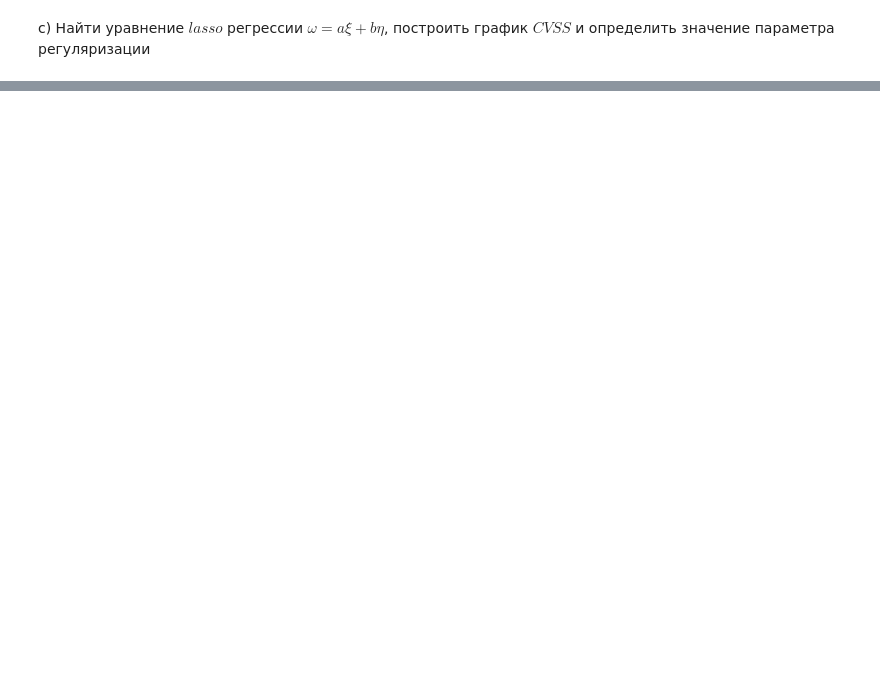
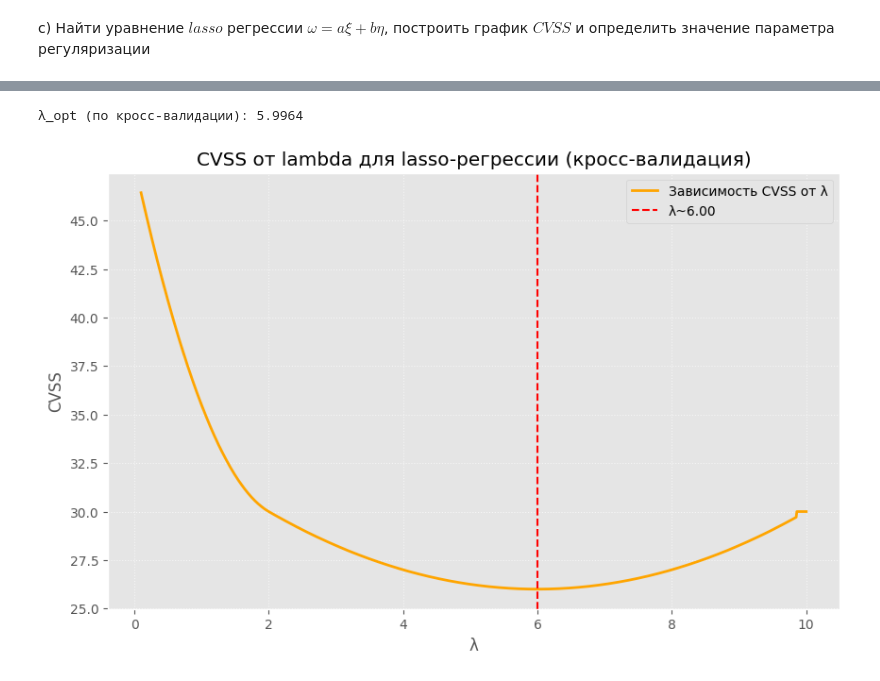
Before and after one commit to AkimDjan/MathStatsMIPT, a Jupyter notebook: task2/T3.ipynb, the cells around one changed output, grey strips where cells are left out. Cells and saved outputs as stored; diff of their text form; code cells hidden in the pictures; blank space fills up the shorter version.

```diff
--- a/task2/T3.ipynb
+++ b/task2/T3.ipynb
@@ -16,5 +20,7 @@ plt.style.use('ggplot')
 # %%
-#code
+X = np.array([[1, 0, 1],
+              [0, 1, 5],
+              [1, 1, 2]])
 # %% [markdown]
 a) Найти уравнение линейной регрессии $\omega = a\xi + b\eta$
 # %%
@@ -29,0 +99,36 @@ c) Найти уравнение $lasso$ регрессии $\omega = a\xi + b\e
+# %%
+N = len(Y)
+lambdas = np.linspace(0.1, 10, 1000)
+CVSS = np.zeros(len(lambdas))
+
+for idx, a in enumerate(lambdas):
+    cur_cvss = 0
+    for i in range(N):
+        PSI_train = np.delete(PSI, i, axis=0)
+        Y_train = np.delete(Y, i, axis=0)
+        PSI_test = PSI[i]
+        Y_test = Y[i]
+        a_corrected = a / (2*(N - 1))
+        lasso = skl.Lasso(alpha=a_corrected, fit_intercept=False, max_iter=10000).fit(PSI_train, Y_train)
+        prediction = np.dot(lasso.coef_, PSI_test)
+        cur_cvss += (Y_test - prediction) ** 2
+
+    CVSS[idx] = cur_cvss
+
+min_index = np.argmin(CVSS)
+alpha_opt_cv = lambdas[min_index]
+min_cvss = CVSS[min_index]
+
+print(f'λ_opt (по кросс-валидации): {alpha_opt_cv:.4f}')
+plt.figure(figsize=(10, 6))
+plt.plot(lambdas, CVSS, label='Зависимость CVSS от λ', color='orange', linewidth=2)
+plt.axvline(x=alpha_opt_cv, color='red', linestyle='--', label=f'λ~{alpha_opt_cv:.2f}')
+plt.title('CVSS от lambda для lasso-регрессии (кросс-валидация)')
+plt.xlabel('λ')
+plt.ylabel('CVSS')
+plt.legend()
+plt.grid(True, linestyle=':', alpha=0.7)
+plt.show()
+# %% [output]
+λ_opt (по кросс-валидации): 5.9964
+[figure, added]
```
Also changed, not shown: parts of 6 cells of this notebook, 1 other file.
